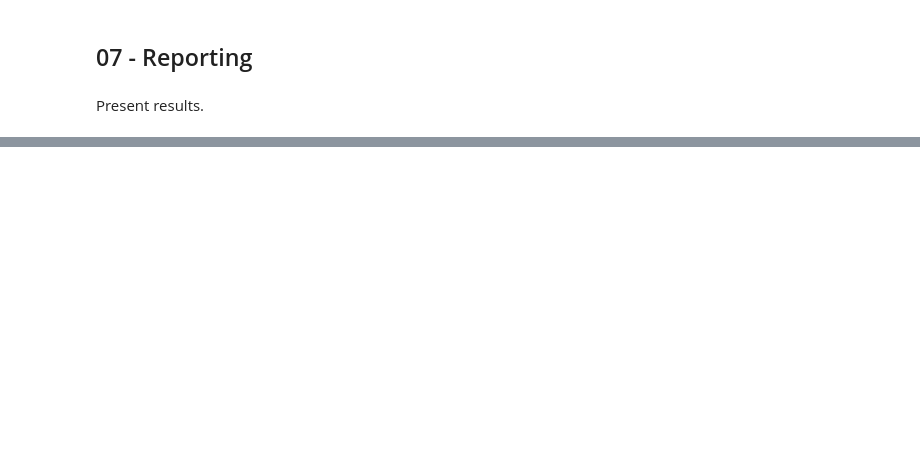
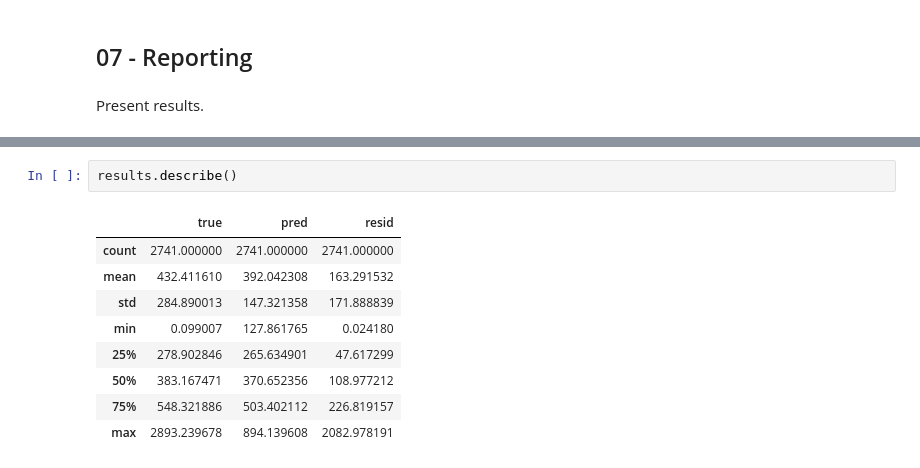
Before and after one commit to Ironhack-Data-0621-Remote/lab-customer-analysis-final-round, a Jupyter notebook: Solutions-customer-analysis-final-lab.ipynb, the cells around one changed output, grey strips where cells are left out. Drawn from its saved outputs; the diff is of its cells as text; blank space fills up the shorter version.

```diff
--- a/Solutions-customer-analysis-final-lab.ipynb
+++ b/Solutions-customer-analysis-final-lab.ipynb
@@ -331,0 +374,12 @@ Present results.
+# %%
+results.describe()
+# %% [output]
+|  | true | pred | resid |
+| count | 2741.000000 | 2741.000000 | 2741.000000 |
+| mean | 432.411610 | 392.042308 | 163.291532 |
+| std | 284.890013 | 147.321358 | 171.888839 |
+| min | 0.099007 | 127.861765 | 0.024180 |
+| 25% | 278.902846 | 265.634901 | 47.617299 |
+| 50% | 383.167471 | 370.652356 | 108.977212 |
+| 75% | 548.321886 | 503.402112 | 226.819157 |
+| max | 2893.239678 | 894.139608 | 2082.978191 |
```
Also changed, not shown: parts of 8 cells of this notebook.
